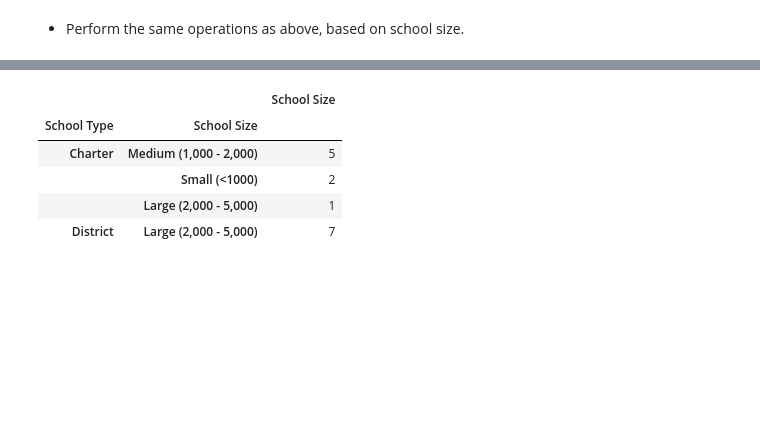
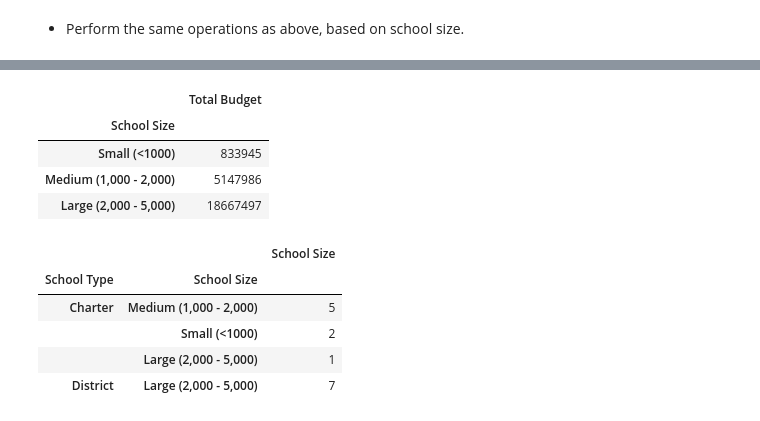
Before and after one commit to CCom20/pandas-challenge, a Jupyter notebook: pycityschools/PyCitySchools_starter.ipynb, the cells around one changed output, grey strips where cells are left out. Saved outputs shown, nothing was run; the diff lists cells and outputs as text; code cells hidden in the pictures; blank space fills up the shorter version.

```diff
--- a/pycityschools/PyCitySchools_starter.ipynb
+++ b/pycityschools/PyCitySchools_starter.ipynb
@@ -357,6 +357,15 @@ school_size_df
 | Small (<1000) | 83.82 | 83.93 | 96.10 | 93.55 | 89.88 |
 | Medium (1,000 - 2,000) | 83.37 | 83.86 | 96.79 | 93.60 | 90.62 |
 | Large (2,000 - 5,000) | 77.75 | 81.34 | 82.77 | 69.96 | 58.29 |
+# %%
+school_size_budget_df = pd.DataFrame(school_summary_df.groupby(["School Type"])["Total Budget"].sum()
+school_size_budget_df
+# %% [output]
+|  | Total Budget |
+| School Size |  |
+| Small (<1000) | 833945 |
+| Medium (1,000 - 2,000) | 5147986 |
+| Large (2,000 - 5,000) | 18667497 |
 # %%
 school_size_counts_df = pd.DataFrame(school_summary_df.groupby(["School Type"])["School Size"].value_counts())
 school_size_counts_df
```
Also changed, not shown: 1 other file.
